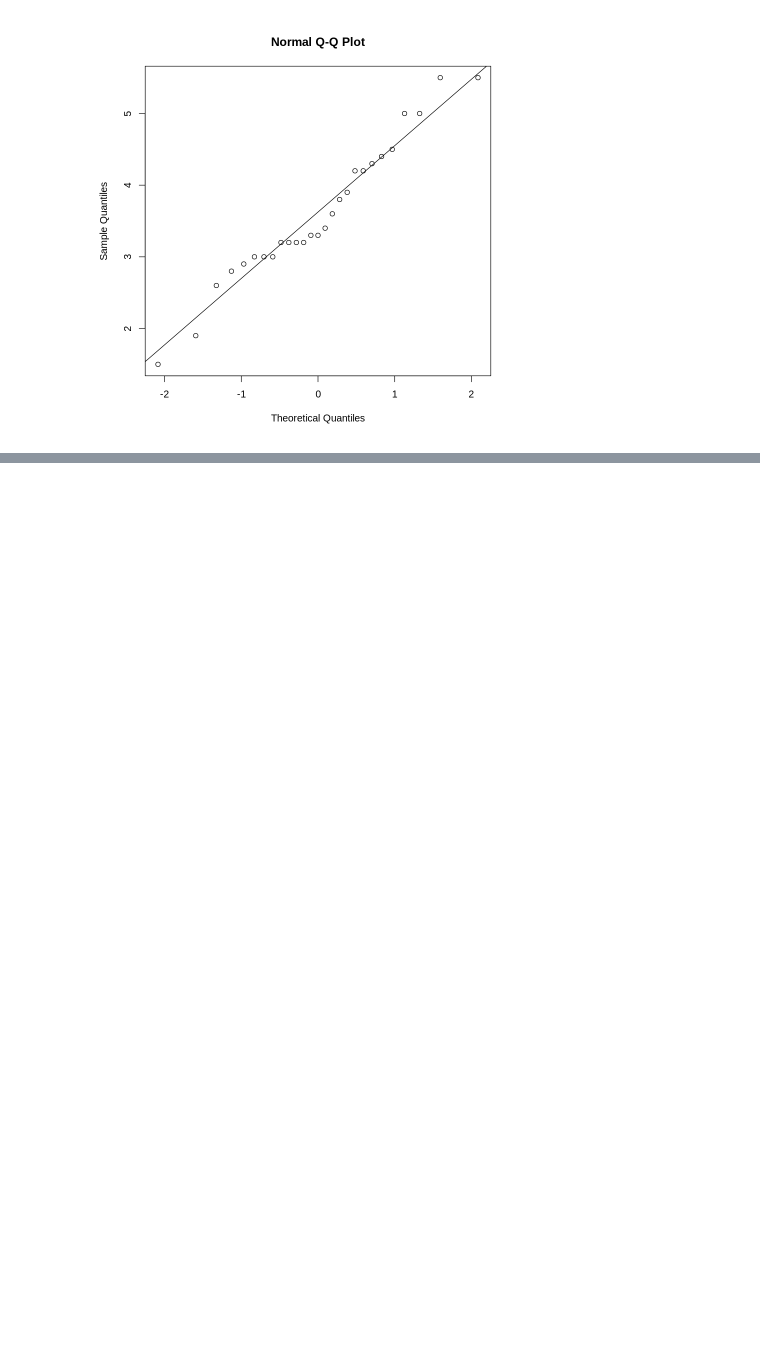
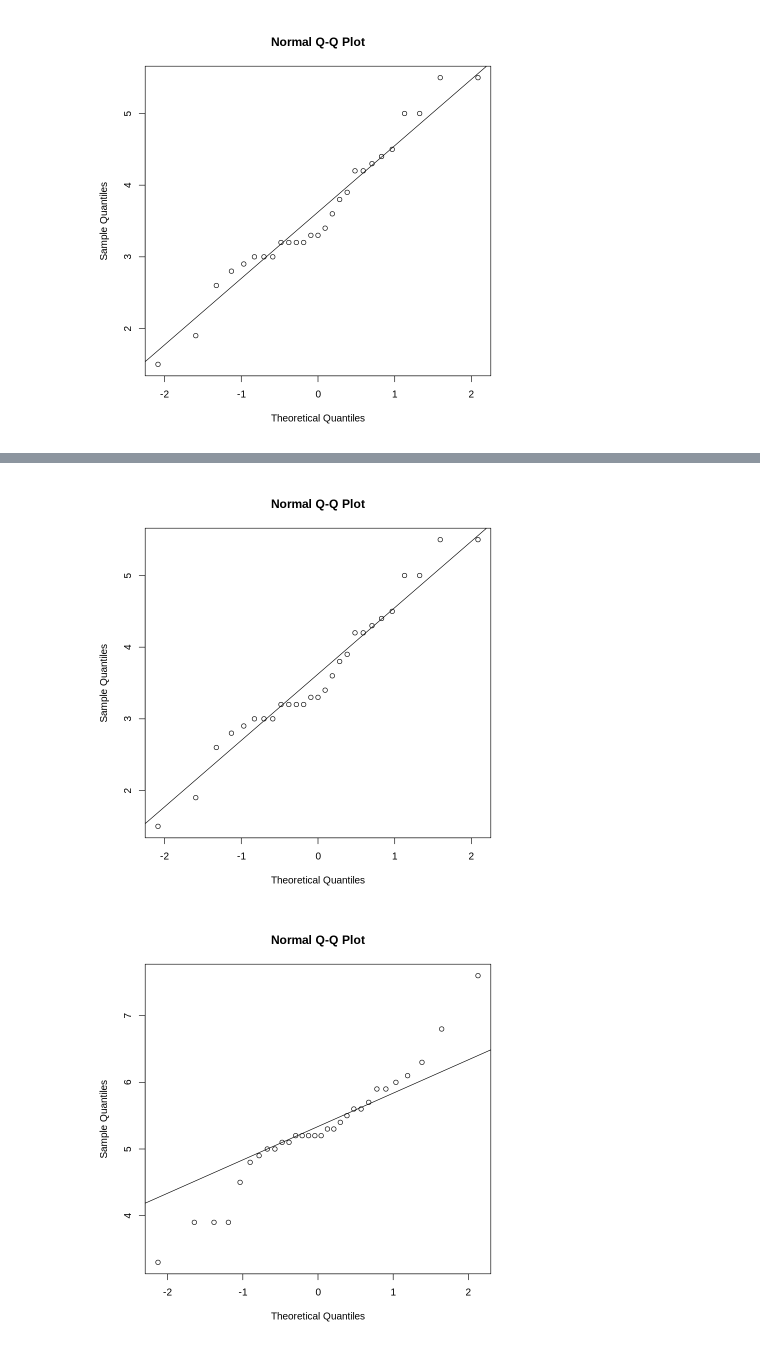
Before and after one commit to aceyiyuan/statistics, a Jupyter notebook: exercise2.ipynb, the cells around one changed output, grey strips where cells are left out. Cells and saved outputs as stored; diff of their text form; code cells hidden in the pictures; blank space fills up the shorter version.

```diff
--- a/exercise2.ipynb
+++ b/exercise2.ipynb
@@ -278,0 +246,6 @@ qqline(catsF$Weight)
+# %%
+catsF<-cats %>%
+filter(Sex=="female")
+
+catsM<-cats %>%
+filter(Sex=="male")
@@ -278,0 +299,9 @@ qqline(catsF$Weight)
+# %%
+qqnorm(catsF$Weight)
+qqline(catsF$Weight)
+
+qqnorm(catsM$Weight)
+qqline(catsM$Weight)
+# %% [output]
+[figure, added]
+[figure, added]
```
Also changed, not shown: parts of 23 cells of this notebook.
